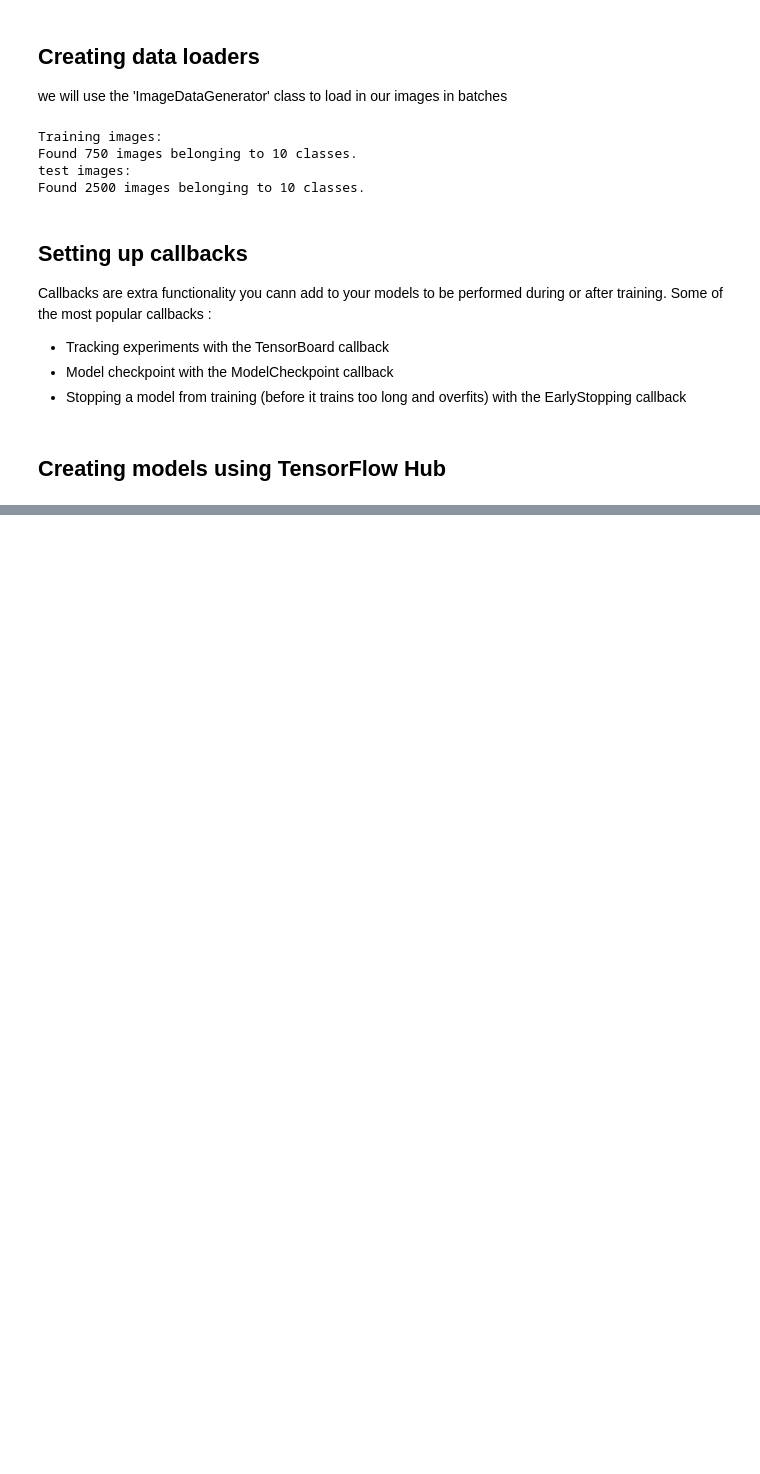
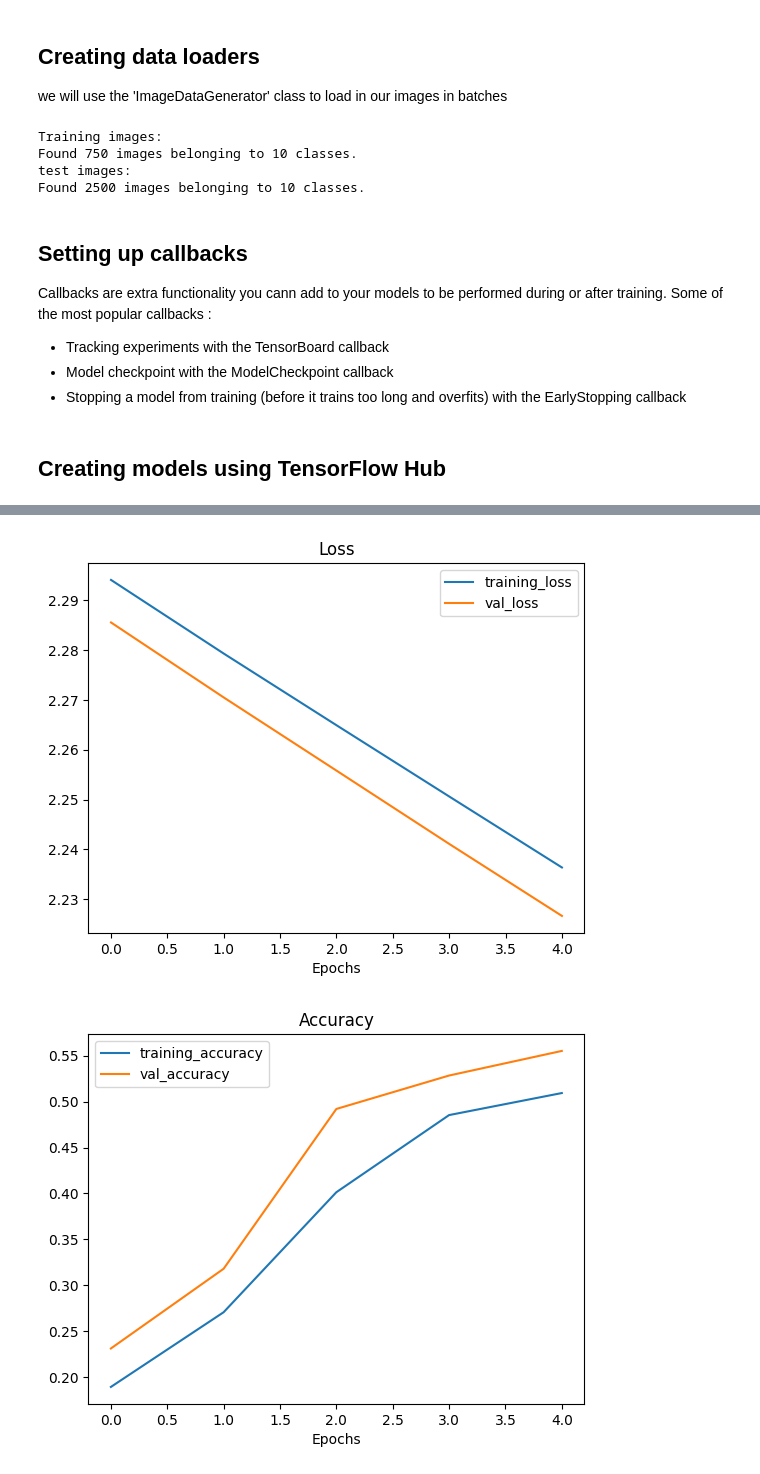
Before and after one commit to Nuthan03/Tranfer_Learning, a Jupyter notebook: Tansfer_learning_in_TF(Feature_extraction).ipynb, the cells around one changed output, grey strips where cells are left out. Saved outputs shown, nothing was run; the diff lists cells and outputs as text; code cells hidden in the pictures; blank space fills up the shorter version.

```diff
--- a/Tansfer_learning_in_TF(Feature_extraction).ipynb
+++ b/Tansfer_learning_in_TF(Feature_extraction).ipynb
@@ -129,3 +129,7 @@ def create_tensorboard_callback(dir_name, experiment_name):
   return tensorboard_callback
 # %% [markdown]
 ## Creating models using TensorFlow Hub
+# %%
+# Let's compare the following two models
+resnet_url = "https://tfhub.dev/google/imagenet/resnet_v2_50/feature_vector/4"
+efficientnet_url = "https://www.kaggle.com/models/tensorflow/efficientnet/frameworks/TensorFlow2/variations/b0-classification/versions/1"
@@ -131,0 +253,17 @@ def create_tensorboard_callback(dir_name, experiment_name):
+# %%
+efficientnet_model = create_model(model_url=efficientnet_url,
+                                  num_classes=train_data.num_classes)
+
+# Compile EfficientNet Model
+efficientnet_model.compile(loss='categorical_crossentropy',
+                           optimizer=tf.keras.optimizers.Adam(),
+                           metrics=['accuracy'])
+
+# Fit EfficientNet model
+efficientnet_history = efficientnet_model.fit(train_data,
+                                              epochs=5,
+                                              steps_per_epoch=len(train_data),
+                                              validation_data=test_data,
+                                              validation_steps=len(test_data),
+                                              callbacks=[create_tensorboard_callback(dir_name="tensorflow_hub",
+                                                                                     experiment_name="efficientnetB0")])
@@ -131,0 +282,5 @@ def create_tensorboard_callback(dir_name, experiment_name):
+# %%
+plot_loss_curves(efficientnet_history)
+# %% [output]
+[figure, added]
+[figure, added]
```
Also changed, not shown: parts of 16 cells of this notebook.
